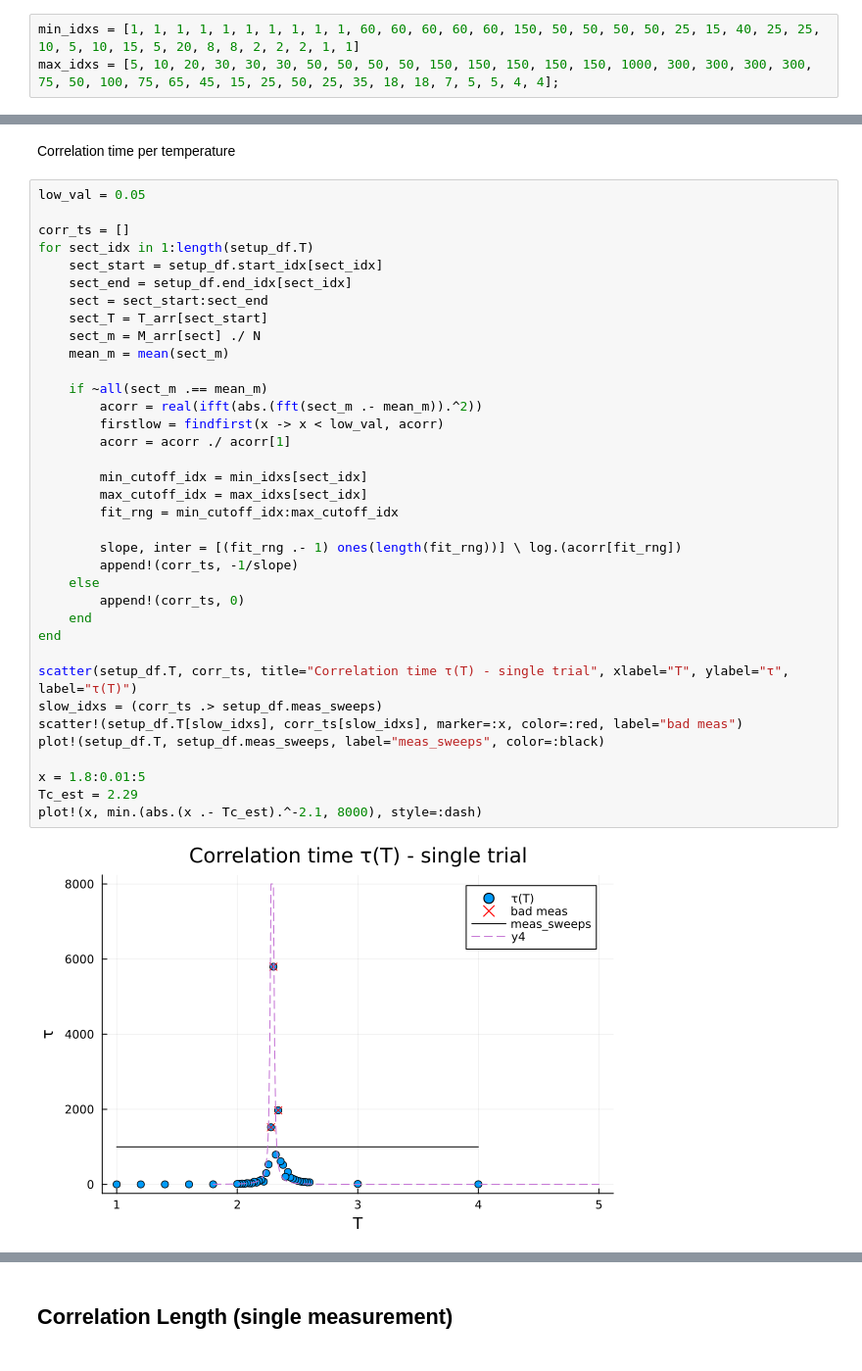
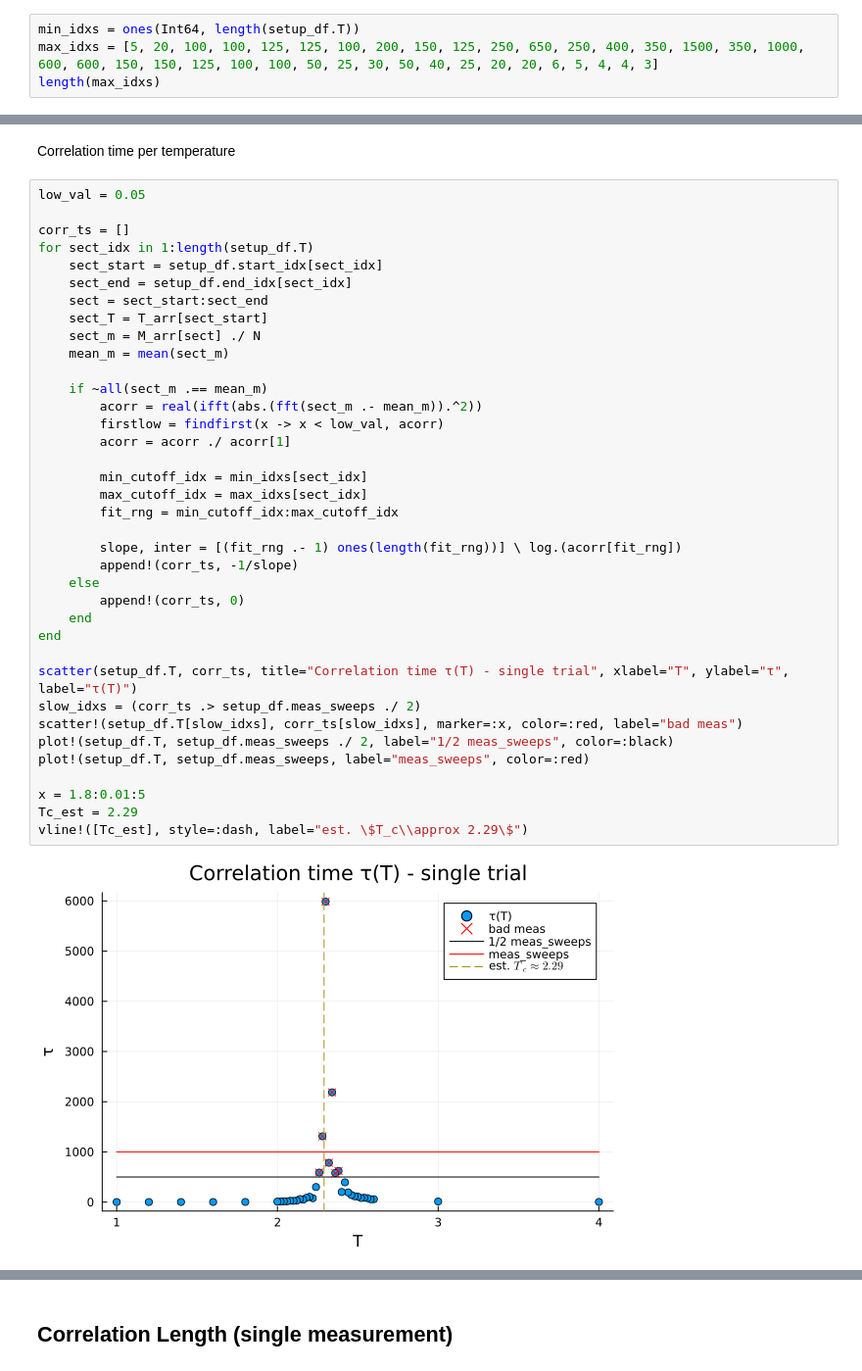
Before and after one commit to noamkochavi/IsingMetropolis, a Jupyter notebook: Analyze_Data_Example.ipynb, the cells around one changed output, grey strips where cells are left out. Shown at 98% size. Drawn from its saved outputs; the diff is of its cells as text.

```diff
--- a/Analyze_Data_Example.ipynb
+++ b/Analyze_Data_Example.ipynb
@@ -148,3 +149,4 @@ Plot the autocorrelation function of the magnetization at a single section
 # %%
-min_idxs = [1, 1, 1, 1, 1, 1, 1, 1, 1, 1, 60, 60, 60, 60, 60, 150, 50, 50, 50, 50, 25, 15, 40, 25, 25, 10, 5, 10, 15, 5, 20, 8, 8, 2, 2, 2, 1, 1]
-max_idxs = [5, 10, 20, 30, 30, 30, 50, 50, 50, 50, 150, 150, 150, 150, 150, 1000, 300, 300, 300, 300, 75, 50, 100, 75, 65, 45, 15, 25, 50, 25, 35, 18, 18, 7, 5, 5, 4, 4];
+min_idxs = ones(Int64, length(setup_df.T))
+max_idxs = [5, 20, 100, 100, 125, 125, 100, 200, 150, 125, 250, 650, 250, 400, 350, 1500, 350, 1000, 600, 600, 150, 150, 125, 100, 100, 50, 25, 30, 50, 40, 25, 20, 20, 6, 5, 4, 4, 3]
+length(max_idxs)
@@ -214,36 +197,37 @@ corr_ts = []
 for sect_idx in 1:length(setup_df.T)
     sect_start = setup_df.start_idx[sect_idx]
     sect_end = setup_df.end_idx[sect_idx]
     sect = sect_start:sect_end
     sect_T = T_arr[sect_start]
     sect_m = M_arr[sect] ./ N
     mean_m = mean(sect_m)
 
     if ~all(sect_m .== mean_m)
         acorr = real(ifft(abs.(fft(sect_m .- mean_m)).^2))
         firstlow = findfirst(x -> x < low_val, acorr)
         acorr = acorr ./ acorr[1]
 
         min_cutoff_idx = min_idxs[sect_idx]
         max_cutoff_idx = max_idxs[sect_idx]
         fit_rng = min_cutoff_idx:max_cutoff_idx
 
         slope, inter = [(fit_rng .- 1) ones(length(fit_rng))] \ log.(acorr[fit_rng])
         append!(corr_ts, -1/slope)
     else
         append!(corr_ts, 0)
     end
 end
 
 scatter(setup_df.T, corr_ts, title="Correlation time τ(T) - single trial", xlabel="T", ylabel="τ", label="τ(T)")
-slow_idxs = (corr_ts .> setup_df.meas_sweeps)
+slow_idxs = (corr_ts .> setup_df.meas_sweeps ./ 2)
 scatter!(setup_df.T[slow_idxs], corr_ts[slow_idxs], marker=:x, color=:red, label="bad meas")
-plot!(setup_df.T, setup_df.meas_sweeps, label="meas_sweeps", color=:black)
+plot!(setup_df.T, setup_df.meas_sweeps ./ 2, label="1/2 meas_sweeps", color=:black)
+plot!(setup_df.T, setup_df.meas_sweeps, label="meas_sweeps", color=:red)
 
 x = 1.8:0.01:5
 Tc_est = 2.29
-plot!(x, min.(abs.(x .- Tc_est).^-2.1, 8000), style=:dash)
+vline!([Tc_est], style=:dash, label="est. \$T_c\\approx 2.29\$")
 # %% [output]
-[figure, old version]
+[figure, new version]
 # %%
 # For each temperature, calculate the number of consequent measurements to skip to use only uncorrelated measurements
```
Also changed, not shown: parts of 10 cells of this notebook, 1 other file.
